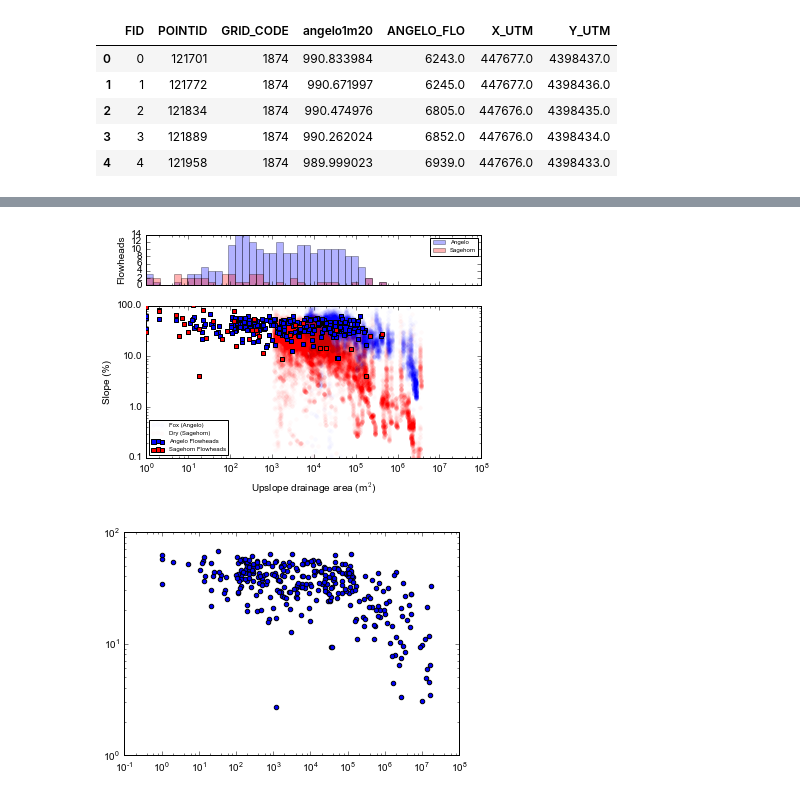
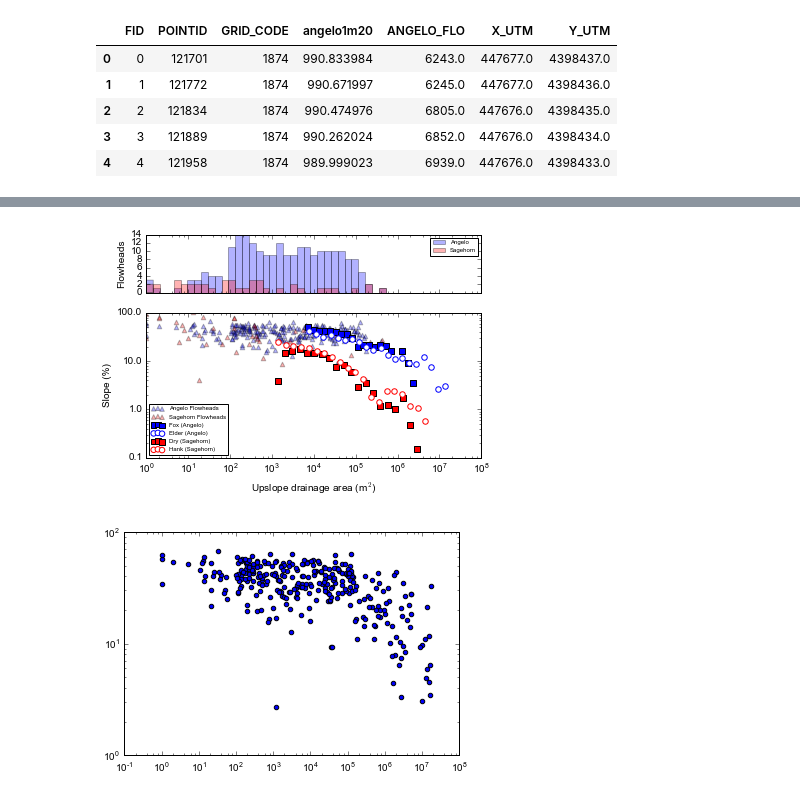
Before and after one commit to jessehahm/SlopeAreaAnalysis, a Jupyter notebook: Slope-Area from Nodes.ipynb, the cells around one changed output, grey strips where cells are left out. Drawn from its saved outputs; the diff is of its cells as text; code cells hidden in the pictures.

Commit message:
binned plots

```diff
--- a/Slope-Area from Nodes.ipynb
+++ b/Slope-Area from Nodes.ipynb
@@ -39,16 +39,16 @@ flowSources.head()
 | 3 | 4 | 9515 | 9.291775 | 16.077239 | Flowhead | 4.0 | ... |
 | 4 | 5 | 9088 | 16.782904 | 28.494596 | Flowhead | 5.0 | ... |
 # %%
-elder['GRID_CODE'] = np.where((elder['ANGELO_FLO'] > 5171000),
-                          9999999999,
-                          elder['GRID_CODE'])
+# elder['GRID_CODE'] = np.where((elder['ANGELO_FLO'] > 5171000),
+#                           9999999999,
+#                           elder['GRID_CODE'])
 
-elder = elder[elder['GRID_CODE']==9999999999]
-elder['RevArea'] = elder.ANGELO_FLO*-1
+# elder = elder[elder['GRID_CODE']==9999999999]
+# elder['RevArea'] = elder.ANGELO_FLO*-1
 
-hank['fid_1'] = np.where((hank['flow_accum'] > 1150000),
-                          9999999999,
-                          hank['fid_1'])
+# hank['fid_1'] = np.where((hank['flow_accum'] > 1150000),
+#                           9999999999,
+#                           hank['fid_1'])
 # %%
 segmentsDry = set(dry['streamorde'])
 segmentsFox = set(fox['IX'])
@@ -221,7 +263,7 @@ flowSources.head()
 flowSources['Type_SR'].fillna('x', inplace=True)
 
 # Two subplots, the axes array is 1-d
-f, axarr = plt.subplots(2, sharex=True, gridspec_kw = {'height_ratios':[1, 3]})
+f, axarr = plt.subplots(2, sharex=True, gridspec_kw = {'height_ratios':[1, 2.5]})
 axarr[0].hist(flowSources['Accumulation Area (m^2)_ACRR'][flowSources['Type_ACRR'].str.contains('Flowhead')],
               bins = np.logspace(0,8, 50), color='blue', alpha=0.3, label='Angelo')
 axarr[0].hist(flowSources['Flow accumulation area (m^2)_SR'][flowSources['Type_SR'].str.contains('Flowhead')],
@@ -236,51 +278,69 @@ slopesFox = np.asarray(slopesFox)
 areasDry = np.asarray(areasDry)
 slopesDry = np.asarray(slopesDry)
 
-axarr[1].scatter(areasFox[areasFox>6180],slopesFox[areasFox>6180],
-            #c = get_colors(elevsFox, plt.cm.jet),
-            color='blue',
-            label='Fox (Angelo)', alpha=0.02, linewidth=0)
-axarr[1].scatter(areasDry[areasDry> 1085],slopesDry[areasDry> 1085],
-            #c = get_colors(elevsDry, plt.cm.jet),
-            color='Red',
-            label='Dry (Sagehorn)', alpha=0.02, linewidth=0)
+# axarr[1].scatter(areasFox[areasFox>6180],slopesFox[areasFox>6180],
+#             #c = get_colors(elevsFox, plt.cm.jet),
+#             color='blue',
+#             label='Fox (Angelo)', alpha=0.02, linewidth=0)
+# axarr[1].scatter(areasDry[areasDry> 1085],slopesDry[areasDry> 1085],
+#             #c = get_colors(elevsDry, plt.cm.jet),
+#             color='Red',
+#             label='Dry (Sagehorn)', alpha=0.02, linewidth=0)
+
+
 
 axarr[1].scatter(flowSources['Accumulation Area (m^2)_ACRR'][flowSources['Type_ACRR'].str.contains('Flowhead')],
                  flowSources['Slope (%)_ACRR'][flowSources['Type_ACRR'].str.contains('Flowhead')],
             #c = get_colors(elevsDry, plt.cm.jet),
             color='Blue',
-            marker='s',
-            label='Angelo Flowheads', alpha=1, linewidth  =1, edgecolor ='k', zorder=5)
+            marker='^',
+            label='Angelo Flowheads', linewidth  =1, edgecolor ='k', zorder=-10, alpha=0.3)
 
 axarr[1].scatter(flowSources['Flow accumulation area (m^2)_SR'][flowSources['Type_SR'].str.contains('Flowhead')],
                  flowSources['Slope (%)_SR'][flowSources['Type_SR'].str.contains('Flowhead')],
             #c = get_colors(elevsDry, plt.cm.jet),
             color='Red',
-            marker='s',
-            label='Sagehorn Flowheads', alpha=1, linewidth  =1, edgecolor ='k', zorder=1000)
+            marker='^',
+            label='Sagehorn Flowheads',linewidth  =1, edgecolor ='k', zorder=-5,alpha=0.3)
+
+plotError=False
+
+symbolSize = 30
+axarr[1].scatter(.5*(area_bins_fox[1:]+area_bins_fox[:-1]),bin_medians_fox, s=symbolSize, marker = "s", color = 'blue',edgecolor='k', label="Fox (Angelo)")
+axarr[1].scatter(.5*(area_bins_elder[1:]+area_bins_elder[:-1]),bin_medians_elder, s=symbolSize, marker = "o", color = 'white',edgecolor='blue', label="Elder (Angelo)")
+axarr[1].scatter(.5*(area_bins_dry[1:]+area_bins_dry[:-1]),bin_medians_dry, s=symbolSize, marker = "s", color = 'red',edgecolor='k', label="Dry (Sagehorn)")
+axarr[1].scatter(.5*(area_bins_hank[1:]+area_bins_hank[:-1]),bin_medians_hank, s=symbolSize, marker = "o", color = 'white', edgecolor='red',label="Hank (Sagehorn)")
+
+if plotError:
+    axarr[1].errorbar(.5*(area_bins_elder[1:]+area_bins_elder[:-1]),bin_medians_elder, yerr=bin_stds_elder, fmt = None, capthick=0, ecolor = 'r')
+    axarr[1].errorbar(.5*(area_bins_fox[1:]+area_bins_fox[:-1]),bin_medians_fox, yerr=bin_stds_fox, fmt = None, capthick=0, ecolor = 'r')
+    axarr[1].errorbar(.5*(area_bins_hank[1:]+area_bins_hank[:-1]),bin_medians_hank, yerr=bin_stds_hank, fmt = None, capthick=0, ecolor = 'b')
+    axarr[1].errorbar(.5*(area_bins_dry[1:]+area_bins_dry[:-1]),bin_medians_dry, yerr=bin_stds_dry, fmt = None, capthick=0, ecolor = 'b')
 
 
 # axarr[1].scatter()
 # axarr[1].scatter(areasElder,slopesElder,
 #             #c = get_colors(elevsDry, plt.cm.jet),
 #             color='Blue',
 #             label='Elder', alpha=0.05, linewidth=0)
 # axarr[1].scatter(areasHank,slopesHank,
 #             #c = get_colors(elevsDry, plt.cm.jet),
 #             color='Orange',
 #             label='Hank', alpha=0.05, linewidth=0)
 plt.legend(loc='lower left',numpoints=1, prop={'size':6})
 plt.xlabel(r'Upslope drainage area (m$^2$)')
 plt.ylabel('Slope (%)')
 plt.xlim([1,10**8])
 plt.ylim([0.1,100])
 plt.xscale('log')
 plt.yscale('log')
 plt.gca().yaxis.set_major_formatter(matplotlib.ticker.ScalarFormatter())
+# plt.gca().xaxis.set_major_formatter(matplotlib.ticker.ScalarFormatter())
+
 #plt.title('3m-elevation-drop slope calculation')
-plt.savefig('Figs\\SkyThesis\\ChannelNetwork-SlopeArea-3mHistogram.pdf')
+plt.savefig('Figs\\SkyThesis\\ChannelNetwork-SlopeArea-3mHistogram-Aug8.pdf')
 # %% [output]
-[figure, old version]
+[figure, new version]
 # %%
 plt.scatter(flowSources['Accumulation Area (m^2)_ACRR'],flowSources['Slope (%)_ACRR'])
 plt.xscale('log')
```
Also changed, not shown: parts of 4 cells of this notebook, 5 other files.
